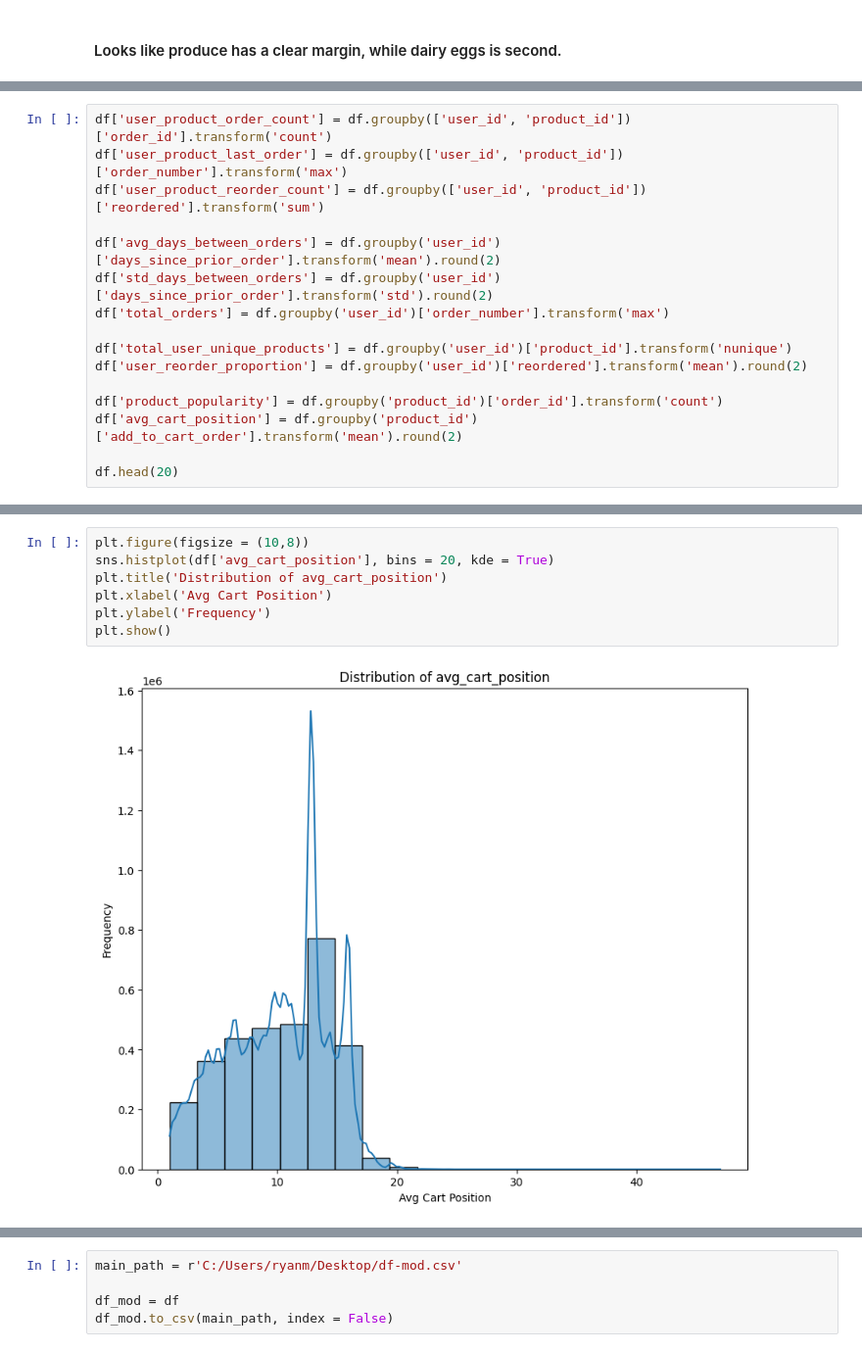
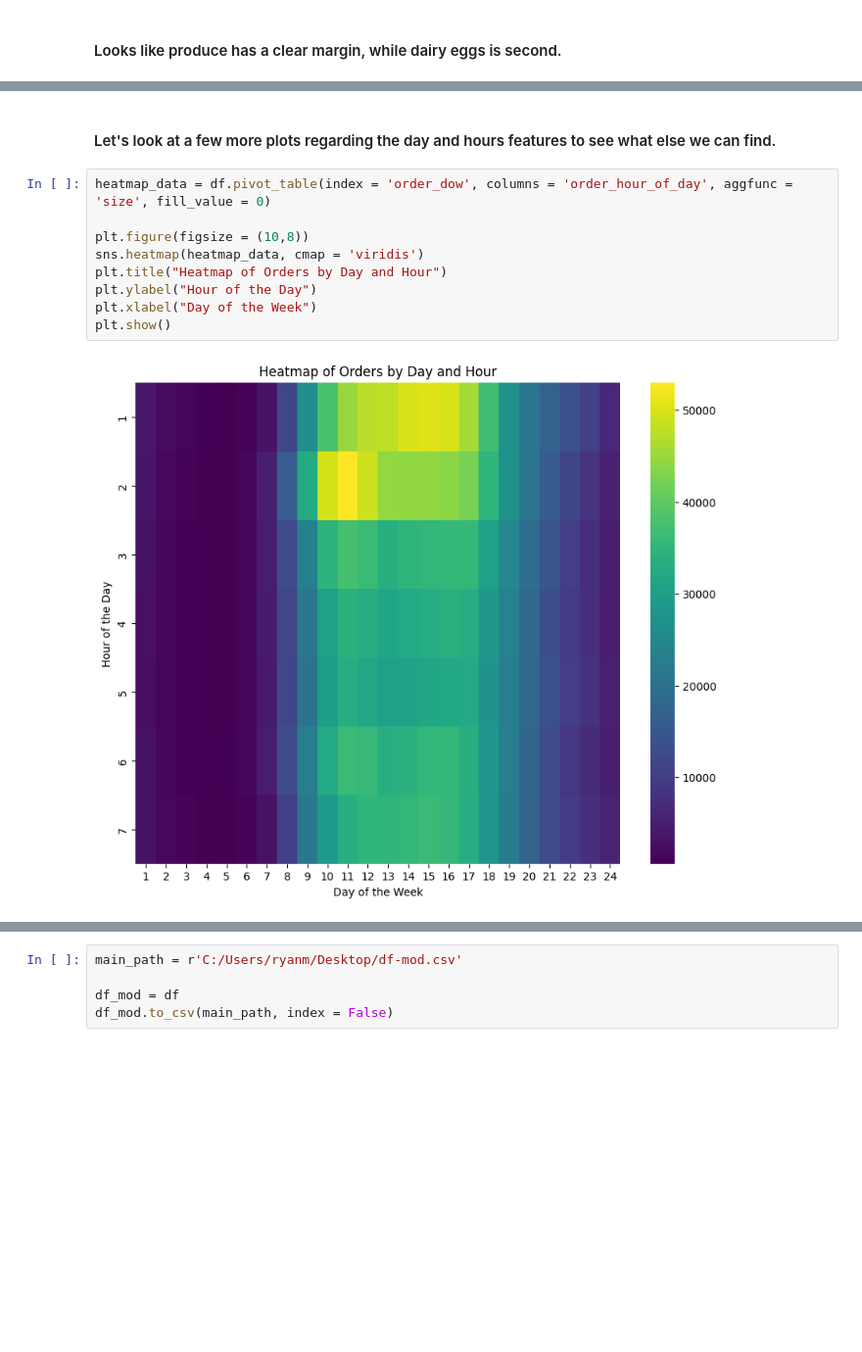
Before and after one commit to Taliwat/Springboard-DS, a Jupyter notebook: Capstone 2 - Instacart Project/eda.ipynb, the cells around one changed output, grey strips where cells are left out. Shown at 98% size. Drawn from its saved outputs; the diff is of its cells as text; blank space fills up the shorter version.

```diff
--- a/Capstone 2 - Instacart Project/eda.ipynb
+++ b/Capstone 2 - Instacart Project/eda.ipynb
@@ -159,16 +145,0 @@ plt.show()
-# %%
-df['user_product_order_count'] = df.groupby(['user_id', 'product_id'])['order_id'].transform('count')
-df['user_product_last_order'] = df.groupby(['user_id', 'product_id'])['order_number'].transform('max')
-df['user_product_reorder_count'] = df.groupby(['user_id', 'product_id'])['reordered'].transform('sum')
-
-df['avg_days_between_orders'] = df.groupby('user_id')['days_since_prior_order'].transform('mean').round(2)
-df['std_days_between_orders'] = df.groupby('user_id')['days_since_prior_order'].transform('std').round(2)
-df['total_orders'] = df.groupby('user_id')['order_number'].transform('max')
-
-df['total_user_unique_products'] = df.groupby('user_id')['product_id'].transform('nunique')
-df['user_reorder_proportion'] = df.groupby('user_id')['reordered'].transform('mean').round(2)
-
-df['product_popularity'] = df.groupby('product_id')['order_id'].transform('count')
-df['avg_cart_position'] = df.groupby('product_id')['add_to_cart_order'].transform('mean').round(2)
-
-df.head(20)
@@ -277,9 +146,13 @@ plt.show()
-# %%
-plt.figure(figsize = (10,8))
-sns.histplot(df['avg_cart_position'], bins = 20, kde = True)
-plt.title('Distribution of avg_cart_position')
-plt.xlabel('Avg Cart Position')
-plt.ylabel('Frequency')
-plt.show()
-# %% [output]
-[figure, removed]
+# %% [markdown]
+#### Let's look at a few more plots regarding the day and hours features to see what else we can find.
+# %%
+heatmap_data = df.pivot_table(index = 'order_dow', columns = 'order_hour_of_day', aggfunc = 'size', fill_value = 0)
+
+plt.figure(figsize = (10,8))
+sns.heatmap(heatmap_data, cmap = 'viridis')
+plt.title("Heatmap of Orders by Day and Hour")
+plt.ylabel("Hour of the Day")
+plt.xlabel("Day of the Week")
+plt.show()
+# %% [output]
+[figure, added]
```
Also changed, not shown: parts of 32 cells of this notebook, 3 other files.
